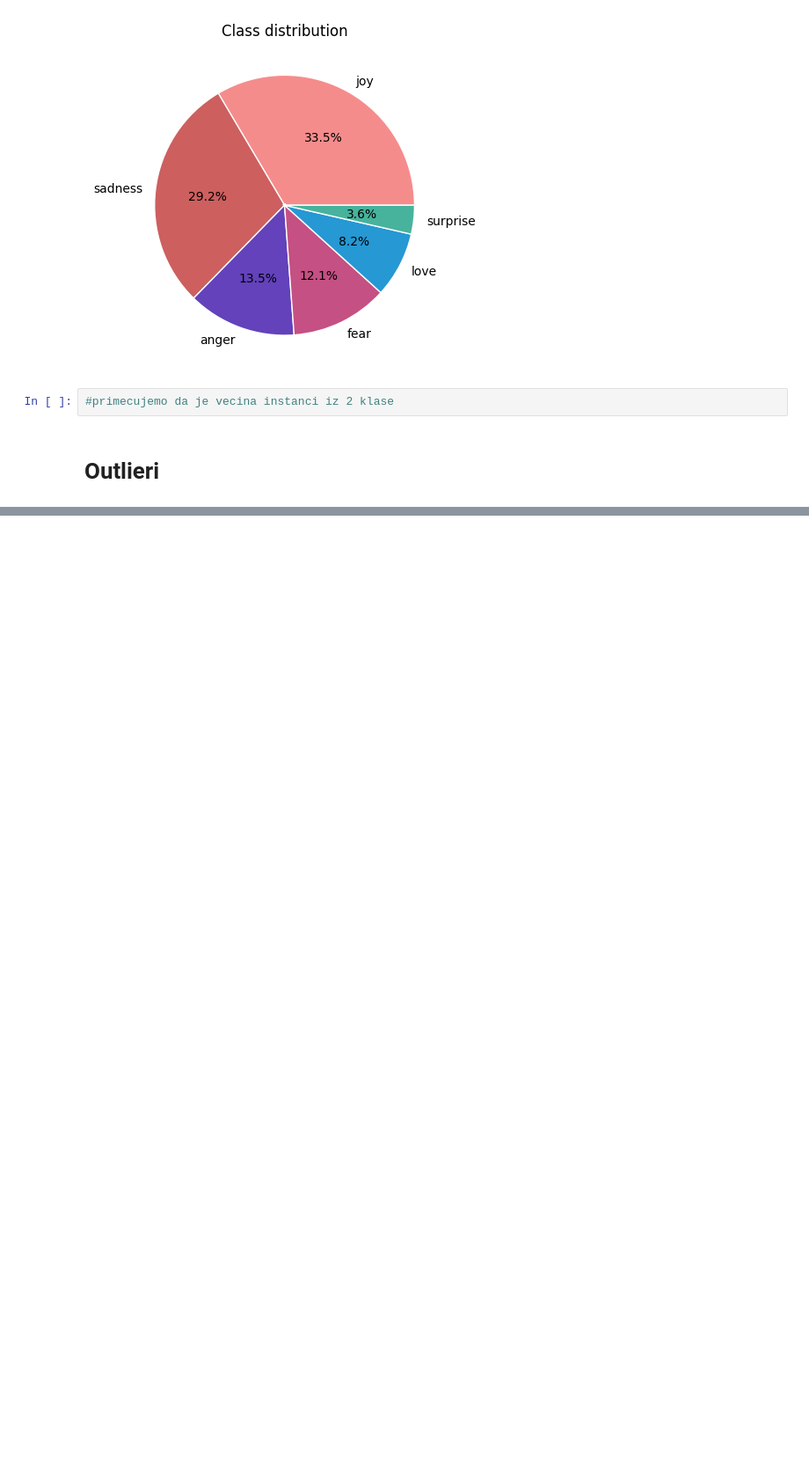
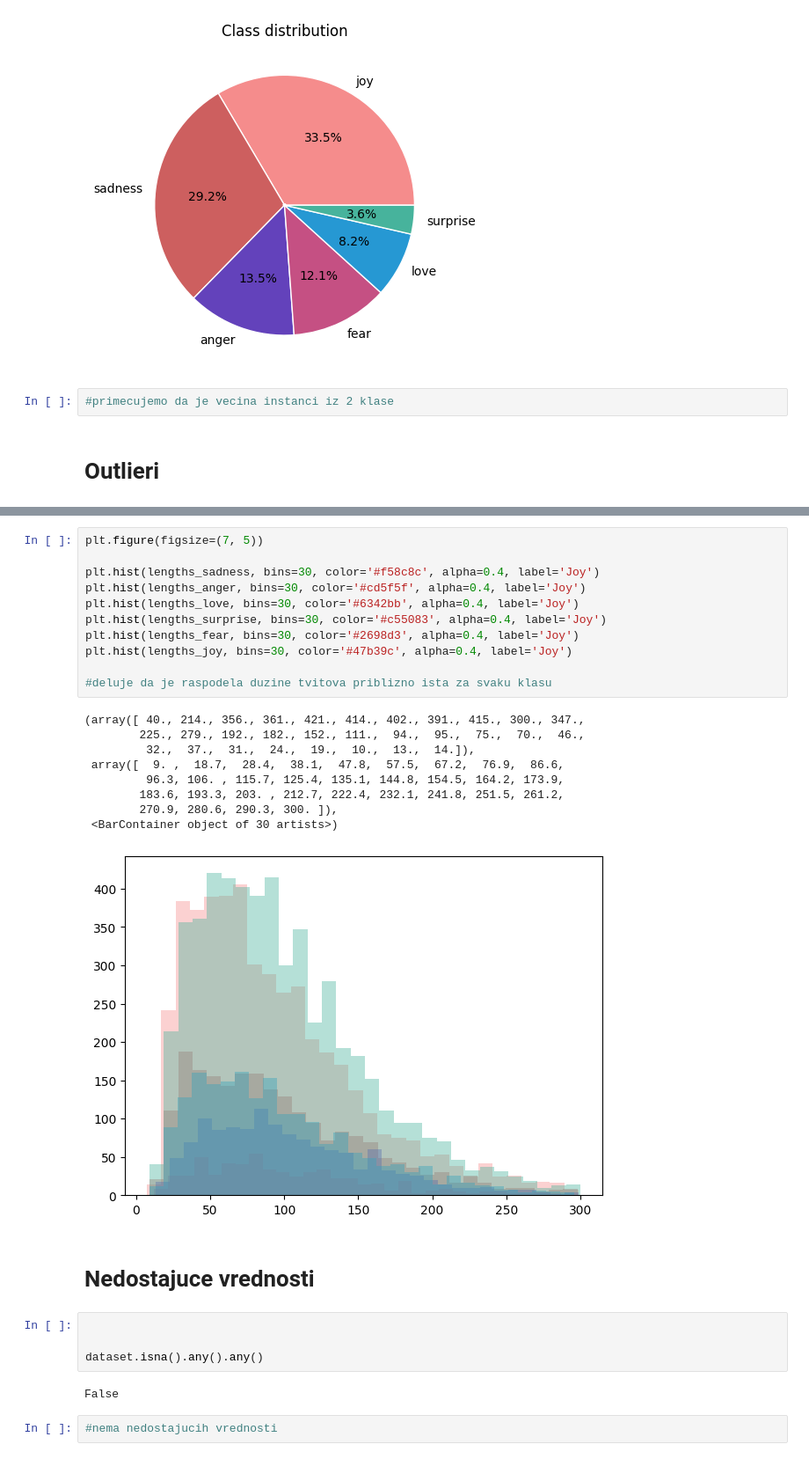
Before and after one commit to MATF-istrazivanje-podataka-1/2023_Data_Mining_Emotions_Dataset, a Jupyter notebook: preprocess/preprocessing.ipynb, the cells around one changed output, grey strips where cells are left out. Shown: that part at 88% size. Saved outputs shown, nothing was run; the diff lists cells and outputs as text; blank space fills up the shorter version.

```diff
--- a/preprocess/preprocessing.ipynb
+++ b/preprocess/preprocessing.ipynb
@@ -109,0 +130,31 @@ while cycling in the country
+# %%
+plt.figure(figsize=(7, 5))
+
+plt.hist(lengths_sadness, bins=30, color='#f58c8c', alpha=0.4, label='Joy')
+plt.hist(lengths_anger, bins=30, color='#cd5f5f', alpha=0.4, label='Joy')
+plt.hist(lengths_love, bins=30, color='#6342bb', alpha=0.4, label='Joy')
+plt.hist(lengths_surprise, bins=30, color='#c55083', alpha=0.4, label='Joy')
+plt.hist(lengths_fear, bins=30, color='#2698d3', alpha=0.4, label='Joy')
+plt.hist(lengths_joy, bins=30, color='#47b39c', alpha=0.4, label='Joy')
+
+#deluje da je raspodela duzine tvitova priblizno ista za svaku klasu
+# %% [output]
+(array([ 40., 214., 356., 361., 421., 414., 402., 391., 415., 300., 347.,
+        225., 279., 192., 182., 152., 111.,  94.,  95.,  75.,  70.,  46.,
+         32.,  37.,  31.,  24.,  19.,  10.,  13.,  14.]),
+ array([  9. ,  18.7,  28.4,  38.1,  47.8,  57.5,  67.2,  76.9,  86.6,
+         96.3, 106. , 115.7, 125.4, 135.1, 144.8, 154.5, 164.2, 173.9,
+        183.6, 193.3, 203. , 212.7, 222.4, 232.1, 241.8, 251.5, 261.2,
+        270.9, 280.6, 290.3, 300. ]),
+ <BarContainer object of 30 artists>)
+[figure, added]
+# %% [markdown]
+# Nedostajuce vrednosti
+# %%
+
+
+dataset.isna().any().any()
+# %% [output]
+False
+# %%
+#nema nedostajucih vrednosti
```
Also changed, not shown: parts of 13 cells of this notebook.
